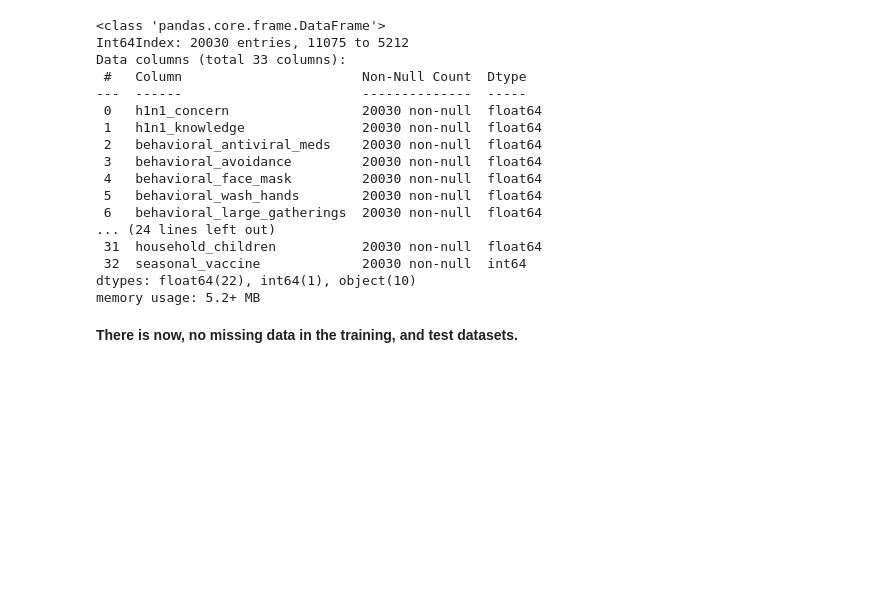
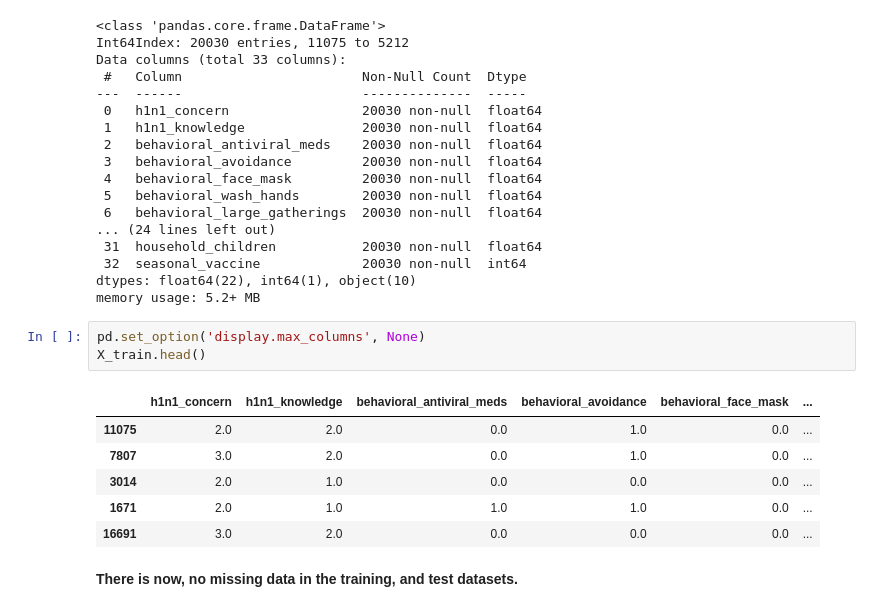
Before and after one commit to Freddy-2021/Using-a-Classification-Model-to-Predict-Who-is-More-Likely-to-Take-the-H1N1-Flu-Vaccine, a Jupyter notebook: student.ipynb, the cells around one changed output. Cells and saved outputs as stored; diff of their text form; blank space fills up the shorter version.

```diff
--- a/student.ipynb
+++ b/student.ipynb
@@ -251,6 +250,16 @@ Data columns (total 33 columns):
  32  seasonal_vaccine             20030 non-null  int64
 dtypes: float64(22), int64(1), object(10)
 memory usage: 5.2+ MB
+# %%
+pd.set_option('display.max_columns', None)
+X_train.head()
+# %% [output]
+|  | h1n1_concern | h1n1_knowledge | behavioral_antiviral_meds | behavioral_avoidance | behavioral_face_mask | ... |
+| 11075 | 2.0 | 2.0 | 0.0 | 1.0 | 0.0 | ... |
+| 7807 | 3.0 | 2.0 | 0.0 | 1.0 | 0.0 | ... |
+| 3014 | 2.0 | 1.0 | 0.0 | 0.0 | 0.0 | ... |
+| 1671 | 2.0 | 1.0 | 1.0 | 1.0 | 0.0 | ... |
+| 16691 | 3.0 | 2.0 | 0.0 | 0.0 | 0.0 | ... |
 # %% [markdown]
 <b>There is now, no missing data in the training, and test datasets.</b>
 # %% [markdown]
```
Also changed, not shown: parts of 17 cells of this notebook.
